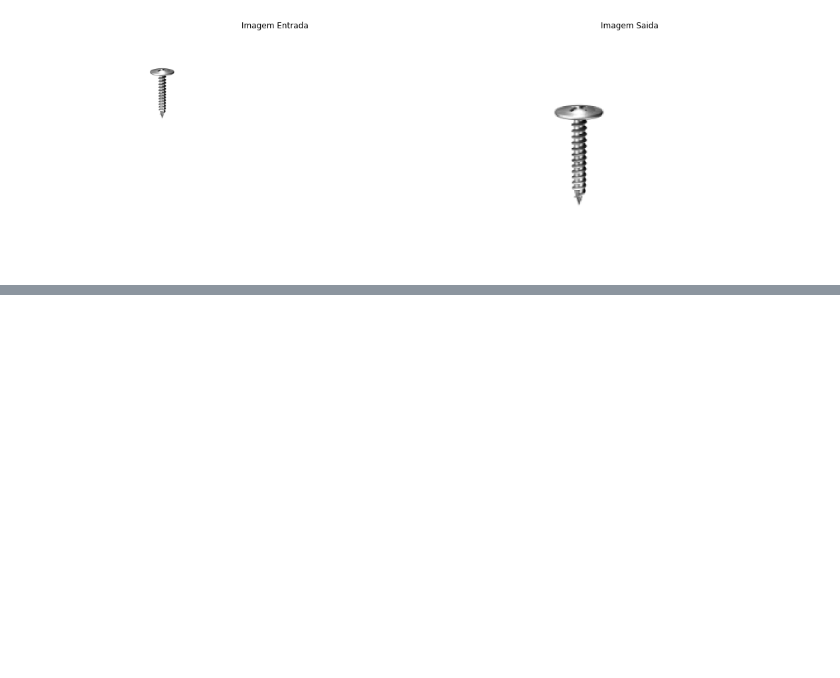
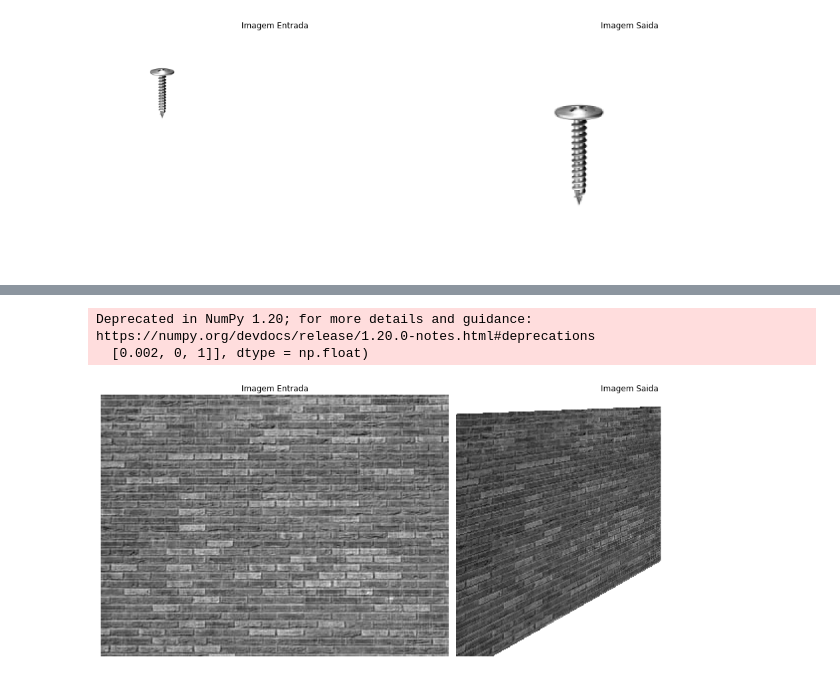
Before and after one commit to fekurita/MachineVision, a Jupyter notebook: Aula8e9/Aula8e9.ipynb, the cells around one changed output, grey strips where cells are left out. Drawn from its saved outputs; the diff is of its cells as text; code cells hidden in the pictures; blank space fills up the shorter version.

```diff
--- a/Aula8e9/Aula8e9.ipynb
+++ b/Aula8e9/Aula8e9.ipynb
@@ -115,0 +153,21 @@ Deprecated in NumPy 1.20; for more details and guidance: https://numpy.org/devdo
+# %%
+TH = np.array( [[1, 0, 0],
+    [0, 1, 20],
+    [0.002, 0, 1]], dtype = np.float)
+
+plt.figure(figsize=(15,10))
+plt.subplot(1,2,1)
+plt.imshow(img_in, cmap='gray')
+plt.title('Imagem Entrada')
+plt.axis('off')
+
+plt.subplot(1,2,2)
+plt.imshow(TransProject(TH,img_in), cmap='gray')
+plt.title('Imagem Saida')
+plt.axis('off')
+plt.tight_layout()
+plt.show()
+# %% [output]
+Deprecated in NumPy 1.20; for more details and guidance: https://numpy.org/devdocs/release/1.20.0-notes.html#deprecations
+  [0.002, 0, 1]], dtype = np.float)
+[figure, added]
```
Also changed, not shown: parts of 2 cells of this notebook.
